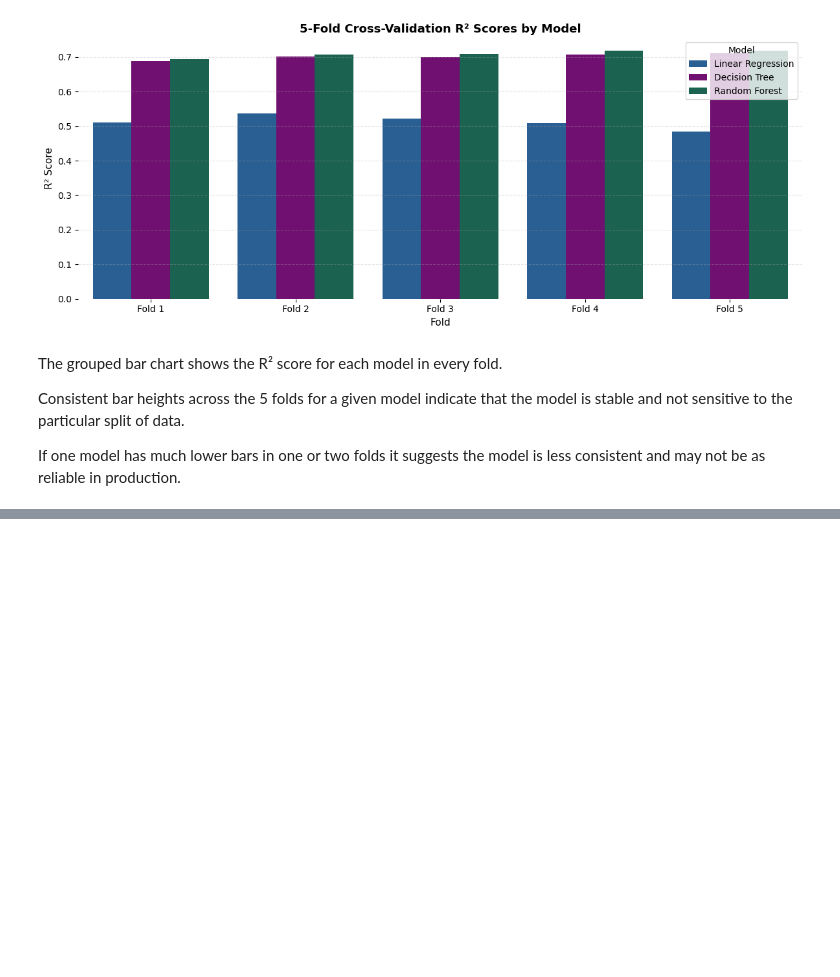
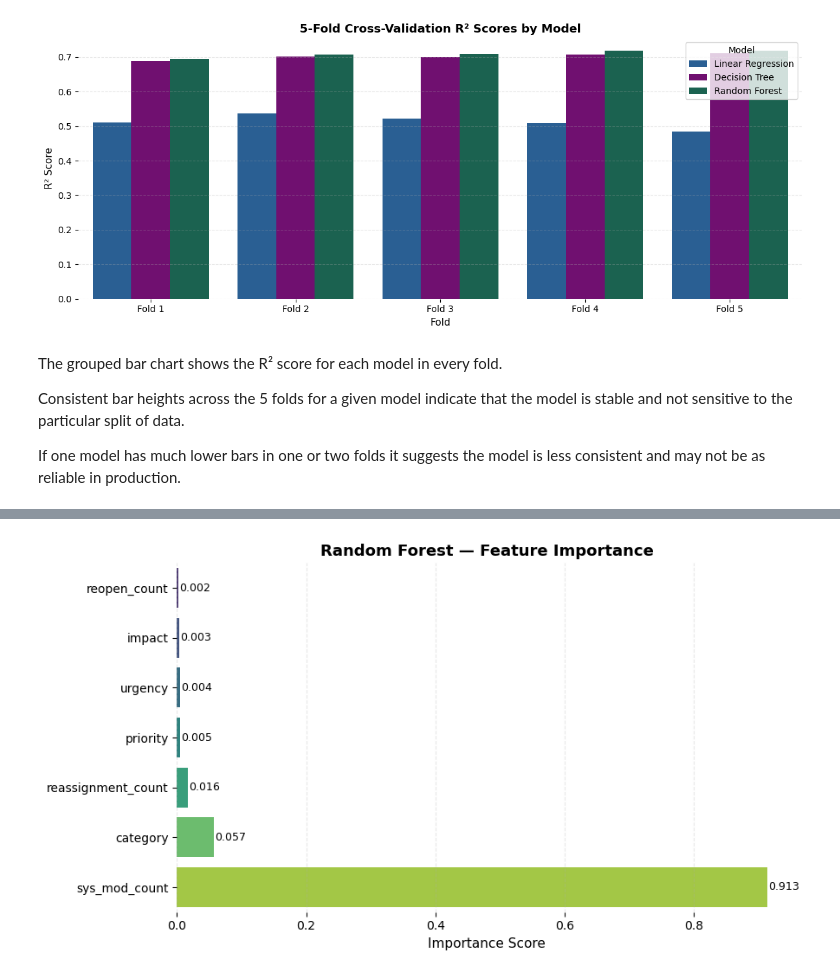
Before and after one commit to Husnain-Yaqoob/IT-Incident-Data-Analysis, a Jupyter notebook: FYP_IT_Incident_Data_Preparation-v4.ipynb, the cells around one changed output, grey strips where cells are left out. Cells and saved outputs as stored; diff of their text form; code cells hidden in the pictures; blank space fills up the shorter version.

```diff
--- a/FYP_IT_Incident_Data_Preparation-v4.ipynb
+++ b/FYP_IT_Incident_Data_Preparation-v4.ipynb
@@ -1732,0 +1742,34 @@ is less consistent and may not be as reliable in production.
+# %%
+# extracting feature importance values from the trained random forest
+# feature_importances_ gives the relative contribution of each feature (sums to 1)
+importance_df = pd.DataFrame({
+    "Feature":    features,
+    "Importance": rf_model.feature_importances_
+}).sort_values("Importance", ascending=True)  # ascending=True so the longest bar is at top
+
+fig, ax = plt.subplots(figsize=(9, 5))
+
+# horizontal bar chart — easier to read feature names than a vertical chart
+sns.barplot(
+    data=importance_df, x="Importance", y="Feature",
+    hue="Feature", palette="viridis", legend=False, ax=ax
+)
+
+# adding value labels at the end of each bar for clarity
+for i, row in importance_df.reset_index().iterrows():
+    ax.text(
+        row["Importance"] + 0.002, i,
+        f'{row["Importance"]:.3f}',
+        va="center", fontsize=9
+    )
+
+ax.set_title("Random Forest — Feature Importance",
+             fontsize=13, fontweight="bold")
+ax.set_xlabel("Importance Score", fontsize=11)
+ax.set_ylabel("")
+ax.xaxis.grid(True, linestyle="--", alpha=0.3)
+sns.despine(left=True, bottom=True)
+plt.tight_layout()
+plt.show()
+# %% [output]
+[figure, added]
```
Also changed, not shown: parts of 5 cells of this notebook.
